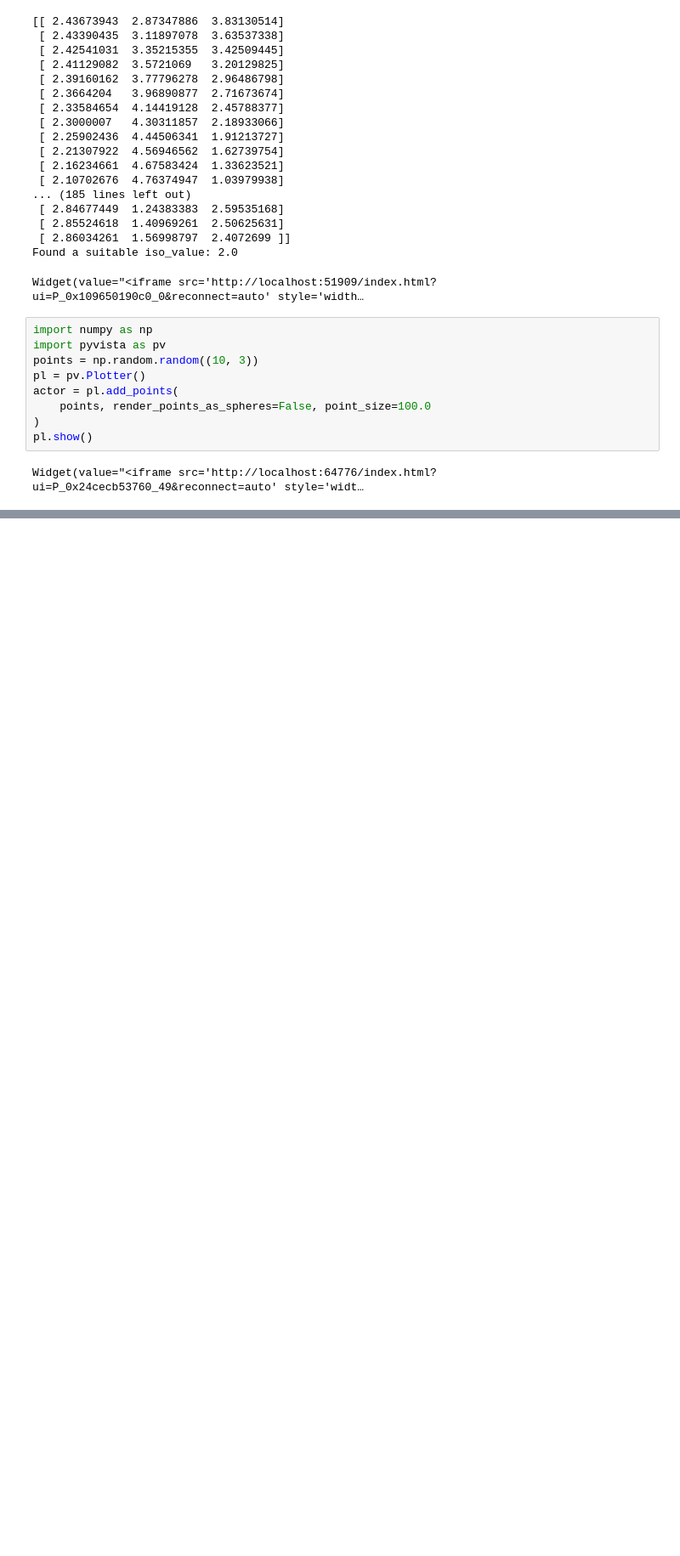
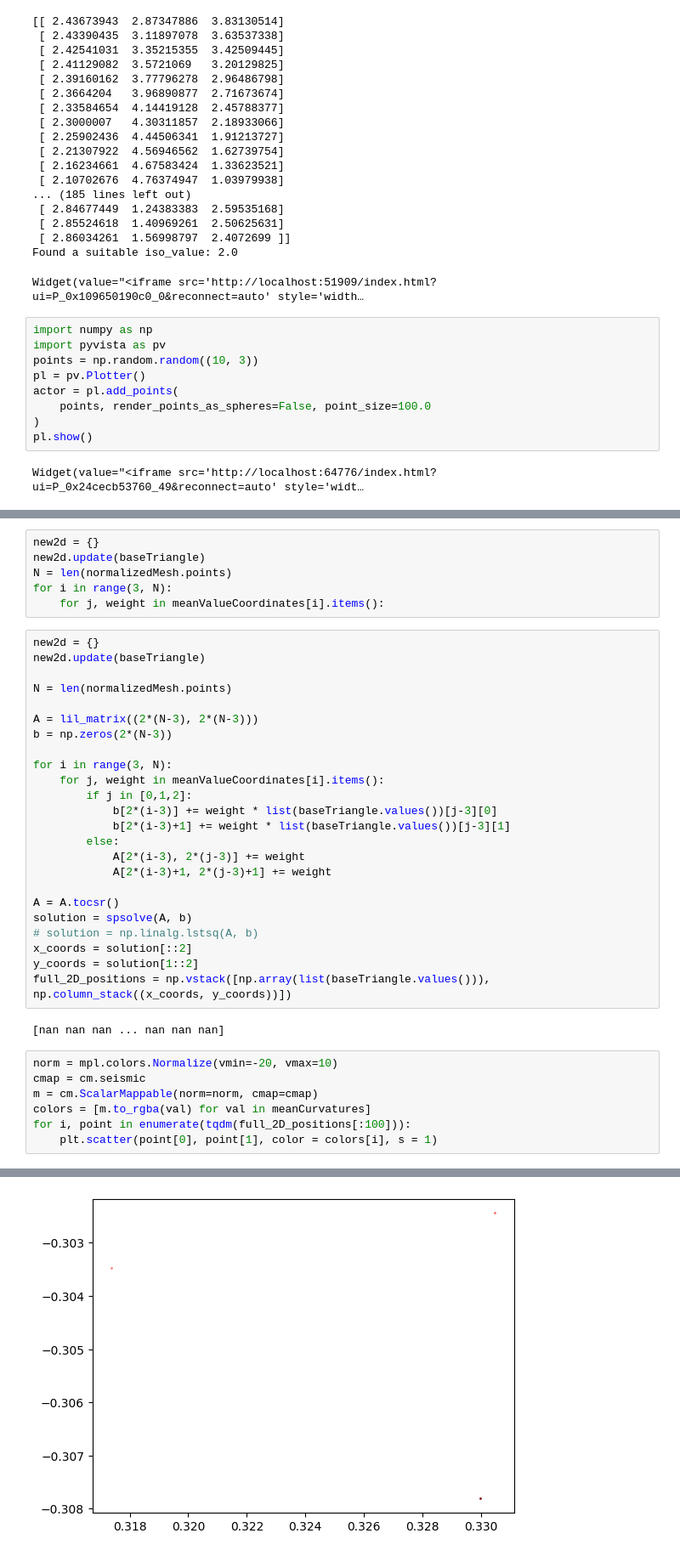
Before and after one commit to kaleFruit/Partial-Prostheses, a Jupyter notebook: ai.ipynb, the cells around one changed output, grey strips where cells are left out. Shown at 85% size. Saved outputs shown, nothing was run; the diff lists cells and outputs as text; blank space fills up the shorter version.

```diff
--- a/ai.ipynb
+++ b/ai.ipynb
@@ -498,0 +587,40 @@ Widget(value="<iframe src='http://localhost:64776/index.html?ui=P_0x24cecb53760_
+# %%
+new2d = {}
+new2d.update(baseTriangle)
+N = len(normalizedMesh.points)
+for i in range(3, N):
+    for j, weight in meanValueCoordinates[i].items():
+# %%
+new2d = {}
+new2d.update(baseTriangle)
+
+N = len(normalizedMesh.points)
+
+A = lil_matrix((2*(N-3), 2*(N-3)))
+b = np.zeros(2*(N-3))
+
+for i in range(3, N):
+    for j, weight in meanValueCoordinates[i].items():
+        if j in [0,1,2]:
+            b[2*(i-3)] += weight * list(baseTriangle.values())[j-3][0]
+            b[2*(i-3)+1] += weight * list(baseTriangle.values())[j-3][1]
+        else:
+            A[2*(i-3), 2*(j-3)] += weight
+            A[2*(i-3)+1, 2*(j-3)+1] += weight
+
+A = A.tocsr()
+solution = spsolve(A, b)
+# solution = np.linalg.lstsq(A, b)
+x_coords = solution[::2]
+y_coords = solution[1::2]
+full_2D_positions = np.vstack([np.array(list(baseTriangle.values())), np.column_stack((x_coords, y_coords))])
+# %% [output]
+[nan nan nan ... nan nan nan]
+# %%
+norm = mpl.colors.Normalize(vmin=-20, vmax=10)
+cmap = cm.seismic
+m = cm.ScalarMappable(norm=norm, cmap=cmap)
+colors = [m.to_rgba(val) for val in meanCurvatures]
+for i, point in enumerate(tqdm(full_2D_positions[:100])):
+    plt.scatter(point[0], point[1], color = colors[i], s = 1)
+# %% [output]
@@ -498,0 +644 @@ Widget(value="<iframe src='http://localhost:64776/index.html?ui=P_0x24cecb53760_
+[figure, added]
```
Also changed, not shown: parts of 5 cells of this notebook, 9 other files.
